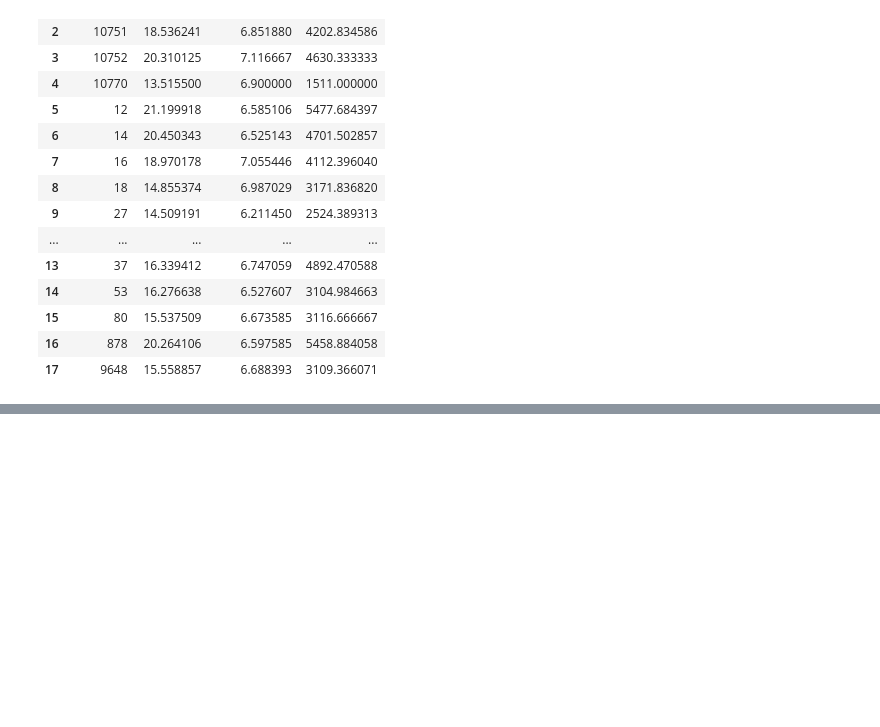
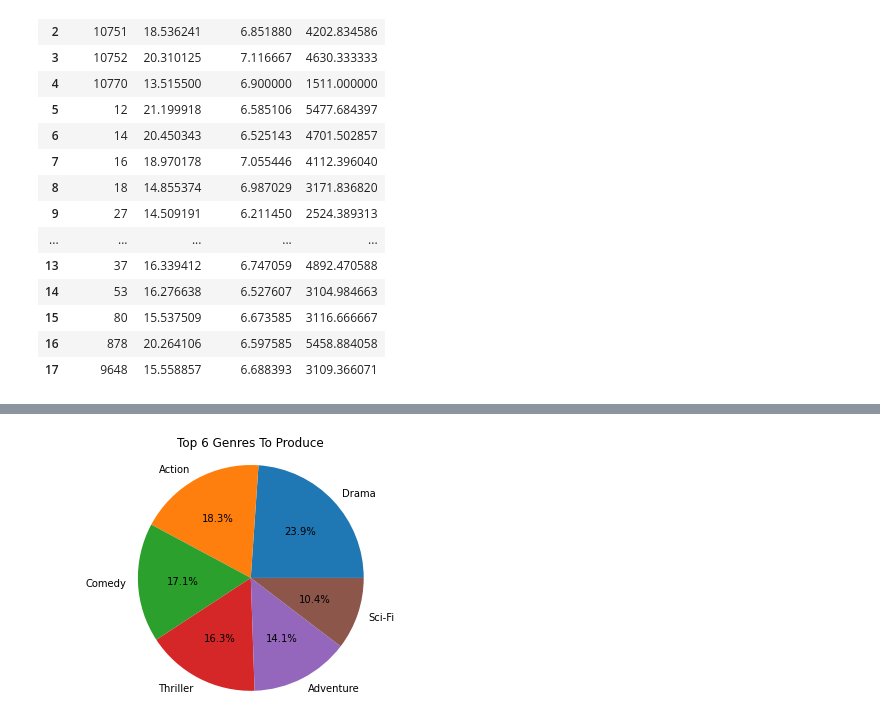
Before and after one commit to Co-nn/Movie-Analysis-Project, a Jupyter notebook: Cooper/Movie Analysis.ipynb, the cells around one changed output, grey strips where cells are left out. Saved outputs shown, nothing was run; the diff lists cells and outputs as text; code cells hidden in the pictures; blank space fills up the shorter version.

```diff
--- a/Cooper/Movie Analysis.ipynb
+++ b/Cooper/Movie Analysis.ipynb
@@ -222,0 +337,8 @@ plt.show()
+# %%
+my_labels = 'Drama','Action','Comedy','Thriller','Adventure','Sci-Fi'
+plt.pie(top_6['percent'],labels=my_labels,autopct='%1.1f%%')
+plt.title('Top 6 Genres To Produce')
+plt.axis('equal')
+plt.show()
+# %% [output]
+[figure, added]
```
Also changed, not shown: parts of 58 cells of this notebook.
